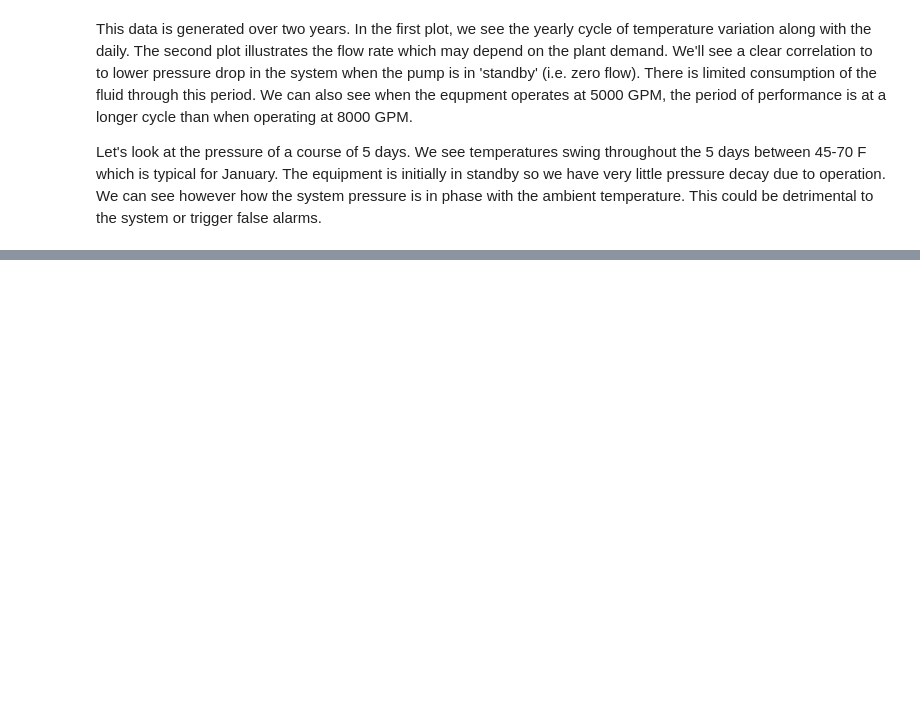
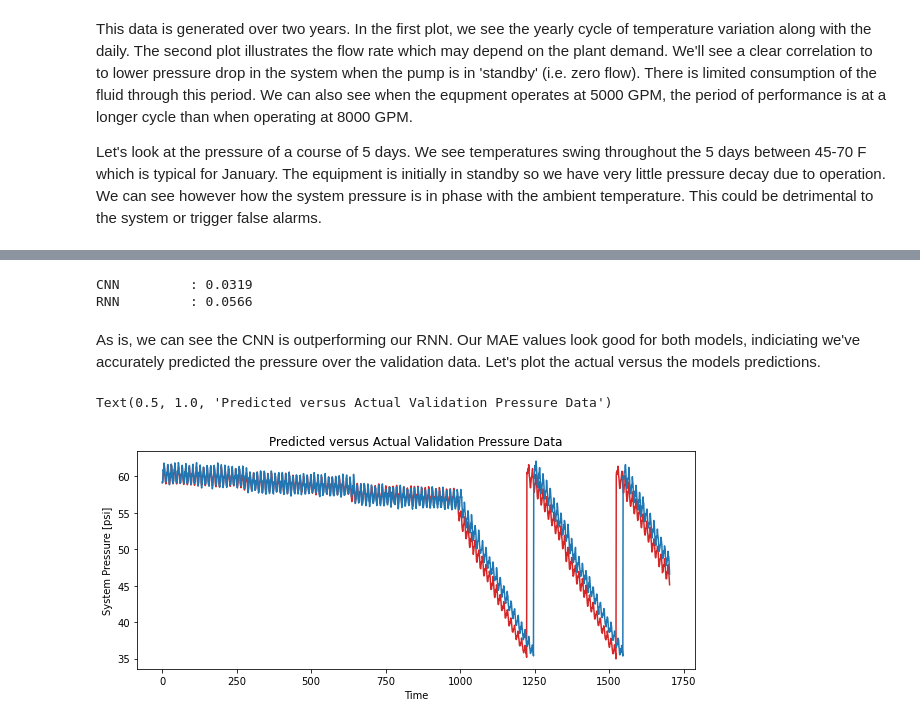
Before and after one commit to Yettimania/rnnMechSystem, a Jupyter notebook: notebooks/2 - Recurrent Neural Networks for Sensor Data in Mechanical Systems FINAL.ipynb, the cells around one changed output, grey strips where cells are left out. Drawn from its saved outputs; the diff is of its cells as text; code cells hidden in the pictures; blank space fills up the shorter version.

```diff
--- a/notebooks/2 - Recurrent Neural Networks for Sensor Data in Mechanical Systems FINAL.ipynb
+++ b/notebooks/2 - Recurrent Neural Networks for Sensor Data in Mechanical Systems FINAL.ipynb
@@ -81,0 +108,2 @@ plt.title("System Pressure Over First 5 Days")
+# %%
+train_df, val_df = AvgNormalization(df_train, df_val)
@@ -81,0 +204,31 @@ plt.title("System Pressure Over First 5 Days")
+# %%
+for name,value in val_performance.items():
+    print(f'{name:12s}: {value[1]:0.4f}')
+# %% [output]
+CNN         : 0.0319
+RNN         : 0.0566
+# %% [markdown]
+As is, we can see the CNN is outperforming our RNN. Our MAE values look good for both models, indiciating we've accurately predicted the pressure over the validation data. Let's plot the actual versus the models predictions.
+# %%
+window_size = 24
+forecast=[]
+for time in range(len(val_df) - window_size):
+    forecast.append(CNN.predict(val_df.values[time:time+window_size][np.newaxis]))
+# %%
+results = np.array(forecast)[:, 0,0]
+# %%
+orig_df = pd.read_csv(csv_path)
+orig_pressure = orig_df['Pressure'][:6912]
+results = (results * orig_pressure.std()) + orig_pressure.mean()
+# %%
+plt.figure(figsize=(10,4))
+val_time = range(len(results))
+plt.plot(val_time,results,'tab:red',label='Predicted')
+plt.plot(val_time,orig_df['Pressure'][6912:-window_size],'tab:blue',label='Actual')
+plt.ylabel("System Pressure [psi]")
+plt.xlabel("Time")
+plt.title("Predicted versus Actual Validation Pressure Data")
+#plt.savefig(os.path.join('../figs',"Actual_v_Predicted.png"))
+# %% [output]
+Text(0.5, 1.0, 'Predicted versus Actual Validation Pressure Data')
+[figure, added]
```
Also changed, not shown: parts of 14 cells of this notebook, 5 other files.
